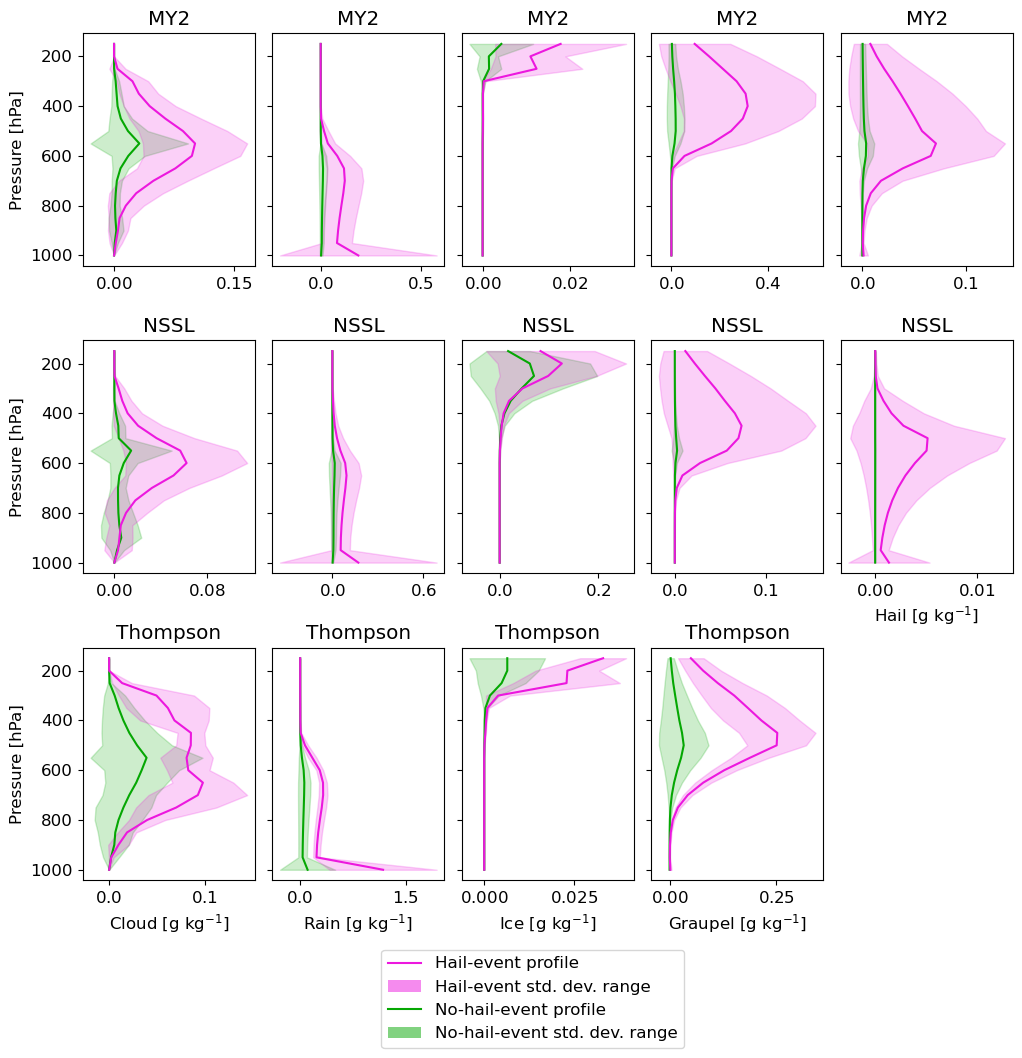
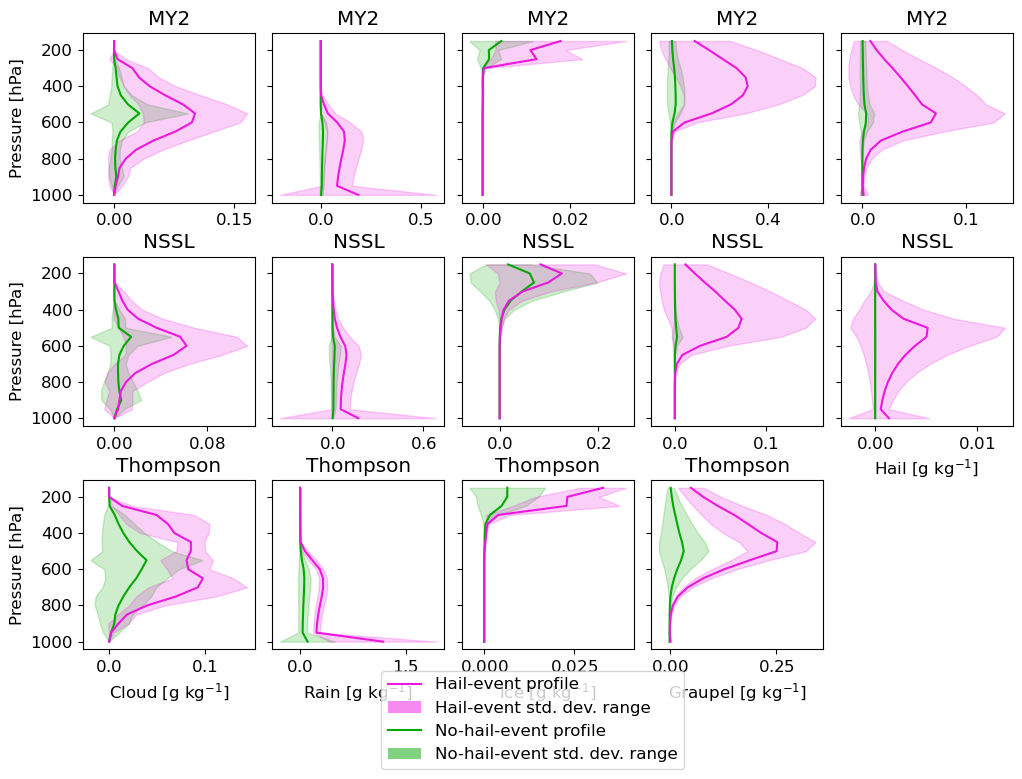
The change to this notebook cell's code, shown as a diff; its figure went from the first image to the second:
--- before
+++ after
@@ -10,5 +10,5 @@
         'qhail_at_p': 'Hail [g kg$^{-1}$]',
     },
-    figsize=(12, 11),
+    figsize=(12, 8),
     file='paper/supplementary/hydromets_micro.pdf',
     hail_indicator='microphysics',

Commit: Reformat figure size.